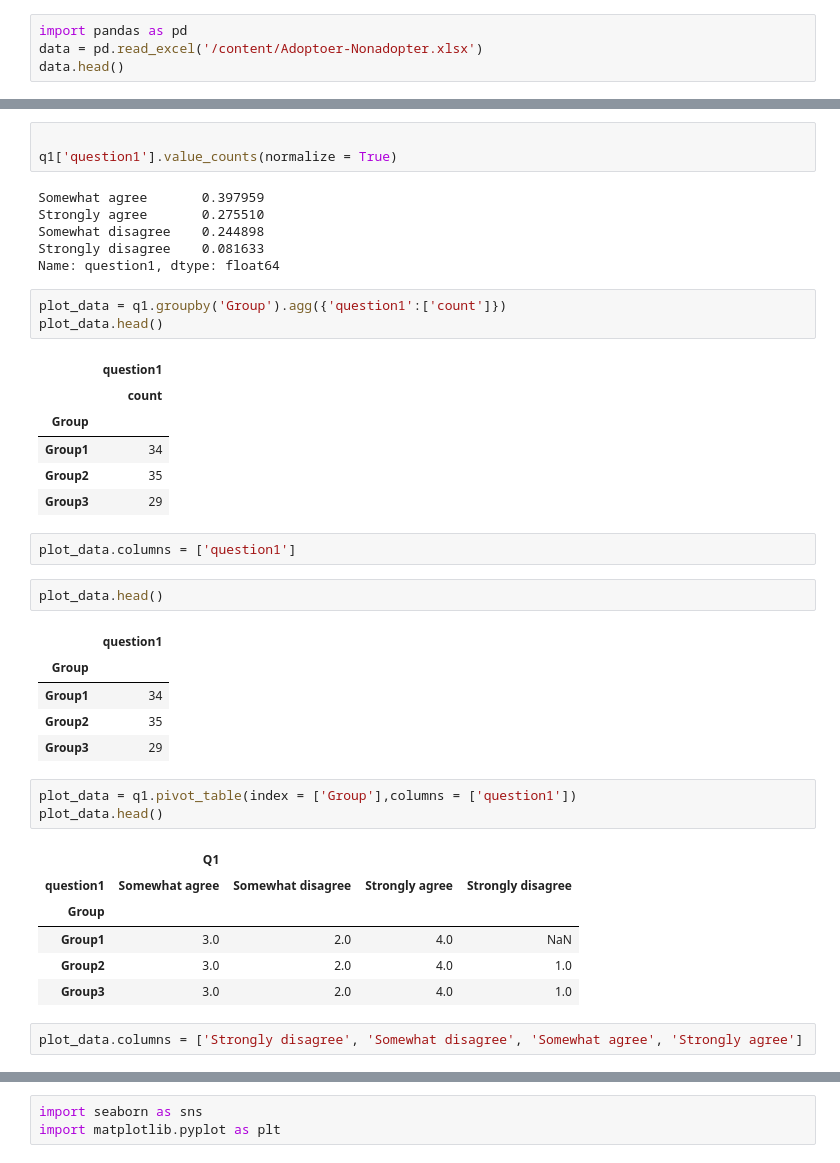
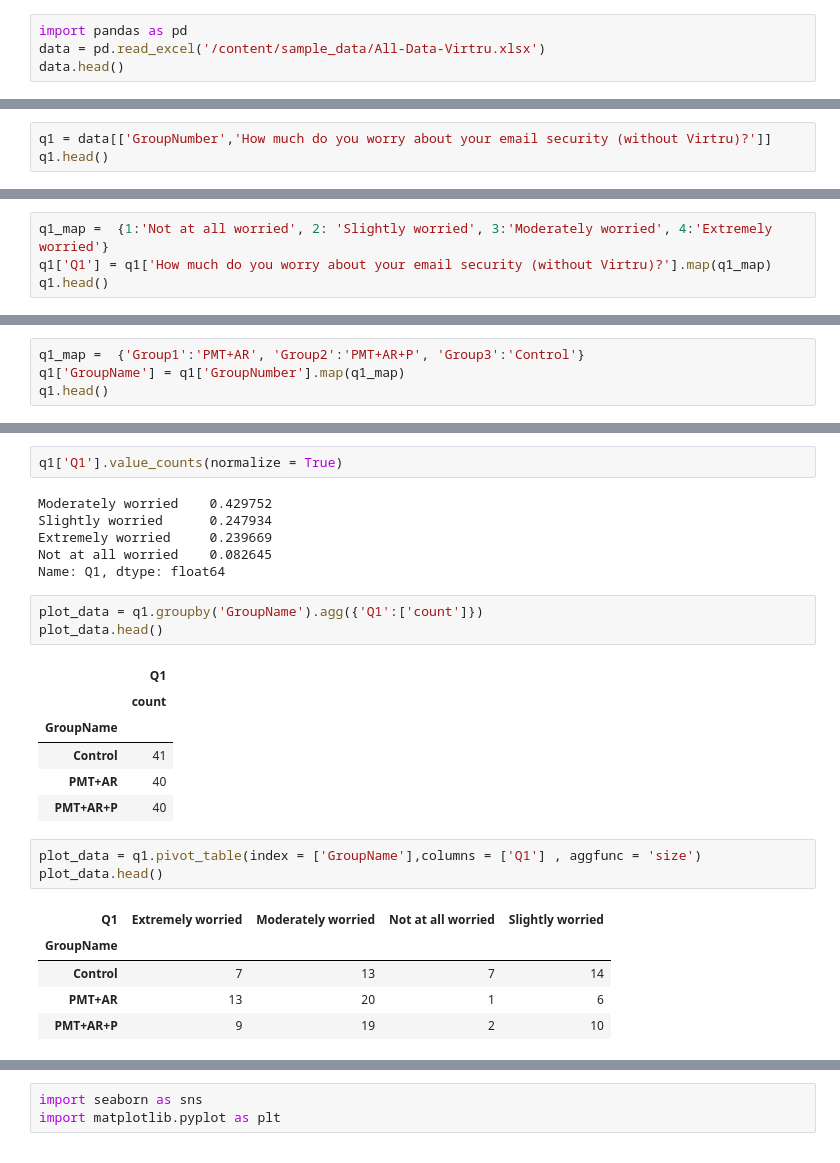
Before and after one commit to ElhamAlQahtani/gmail-virtru, a Jupyter notebook: Graph.ipynb, the cells around one changed output, grey strips where cells are left out. Saved outputs shown, nothing was run; the diff lists cells and outputs as text.

```diff
--- a/Graph.ipynb
+++ b/Graph.ipynb
@@ -2,6 +2,6 @@
 <a href="https://colab.research.google.com/github/ElhamAlQahtani/gmail-virtru/blob/main/Graph.ipynb" target="_parent"><img src="https://colab.research.google.com/assets/colab-badge.svg" alt="Open In Colab"/></a>
 # %%
 import pandas as pd
-data = pd.read_excel('/content/Adoptoer-Nonadopter.xlsx')
+data = pd.read_excel('/content/sample_data/All-Data-Virtru.xlsx')
 data.head()
 # %% [output]
@@ -39,0 +15,3 @@ See the caveats in the documentation: https://pandas.pydata.org/pandas-docs/stab
+# %%
+q1 = data[['GroupNumber','How much do you worry about your email security (without Virtru)?']]
+q1.head()
@@ -39,0 +25,4 @@ See the caveats in the documentation: https://pandas.pydata.org/pandas-docs/stab
+# %%
+q1_map =  {1:'Not at all worried', 2: 'Slightly worried', 3:'Moderately worried', 4:'Extremely worried'}
+q1['Q1'] = q1['How much do you worry about your email security (without Virtru)?'].map(q1_map)
+q1.head()
@@ -39,0 +40,4 @@ See the caveats in the documentation: https://pandas.pydata.org/pandas-docs/stab
+# %%
+q1_map =  {'Group1':'PMT+AR', 'Group2':'PMT+AR+P', 'Group3':'Control'}
+q1['GroupName'] = q1['GroupNumber'].map(q1_map)
+q1.head()
@@ -40,41 +55,27 @@ See the caveats in the documentation: https://pandas.pydata.org/pandas-docs/stab
 # %%
-
-q1['question1'].value_counts(normalize = True)
+q1['Q1'].value_counts(normalize = True)
 # %% [output]
-Somewhat agree       0.397959
-Strongly agree       0.275510
-Somewhat disagree    0.244898
-Strongly disagree    0.081633
-Name: question1, dtype: float64
+Moderately worried    0.429752
+Slightly worried      0.247934
+Extremely worried     0.239669
+Not at all worried    0.082645
+Name: Q1, dtype: float64
 # %%
-plot_data = q1.groupby('Group').agg({'question1':['count']})
+plot_data = q1.groupby('GroupName').agg({'Q1':['count']})
 plot_data.head()
 # %% [output]
-|  | question1 |
+|  | Q1 |
 |  | count |
-| Group |  |
-| Group1 | 34 |
-| Group2 | 35 |
-| Group3 | 29 |
+| GroupName |  |
+| Control | 41 |
+| PMT+AR | 40 |
+| PMT+AR+P | 40 |
-# %%
-plot_data.columns = ['question1']
-# %%
-plot_data.head()
-# %% [output]
-|  | question1 |
-| Group |  |
-| Group1 | 34 |
-| Group2 | 35 |
-| Group3 | 29 |
 # %%
-plot_data = q1.pivot_table(index = ['Group'],columns = ['question1'])
+plot_data = q1.pivot_table(index = ['GroupName'],columns = ['Q1'] , aggfunc = 'size')
 plot_data.head()
 # %% [output]
-|  | Q1 |  |  |  |
-| question1 | Somewhat agree | Somewhat disagree | Strongly agree | Strongly disagree |
-| Group |  |  |  |  |
-| Group1 | 3.0 | 2.0 | 4.0 | NaN |
-| Group2 | 3.0 | 2.0 | 4.0 | 1.0 |
-| Group3 | 3.0 | 2.0 | 4.0 | 1.0 |
+| Q1 | Extremely worried | Moderately worried | Not at all worried | Slightly worried |
+| GroupName |  |  |  |  |
+| Control | 7 | 13 | 7 | 14 |
+| PMT+AR | 13 | 20 | 1 | 6 |
+| PMT+AR+P | 9 | 19 | 2 | 10 |
-# %%
-plot_data.columns = ['Strongly disagree', 'Somewhat disagree', 'Somewhat agree', 'Strongly agree']
```
Also changed, not shown: parts of 24 cells of this notebook.
